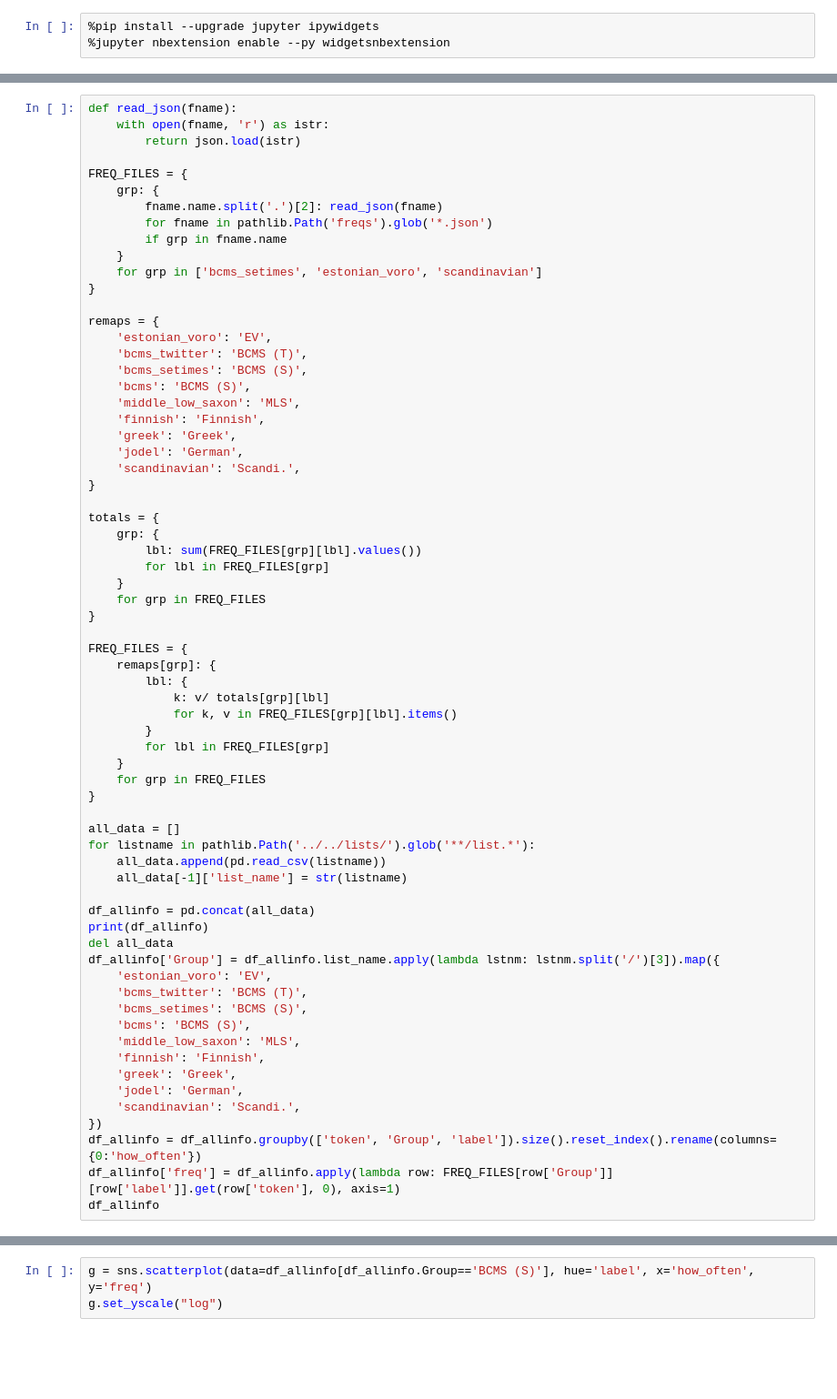
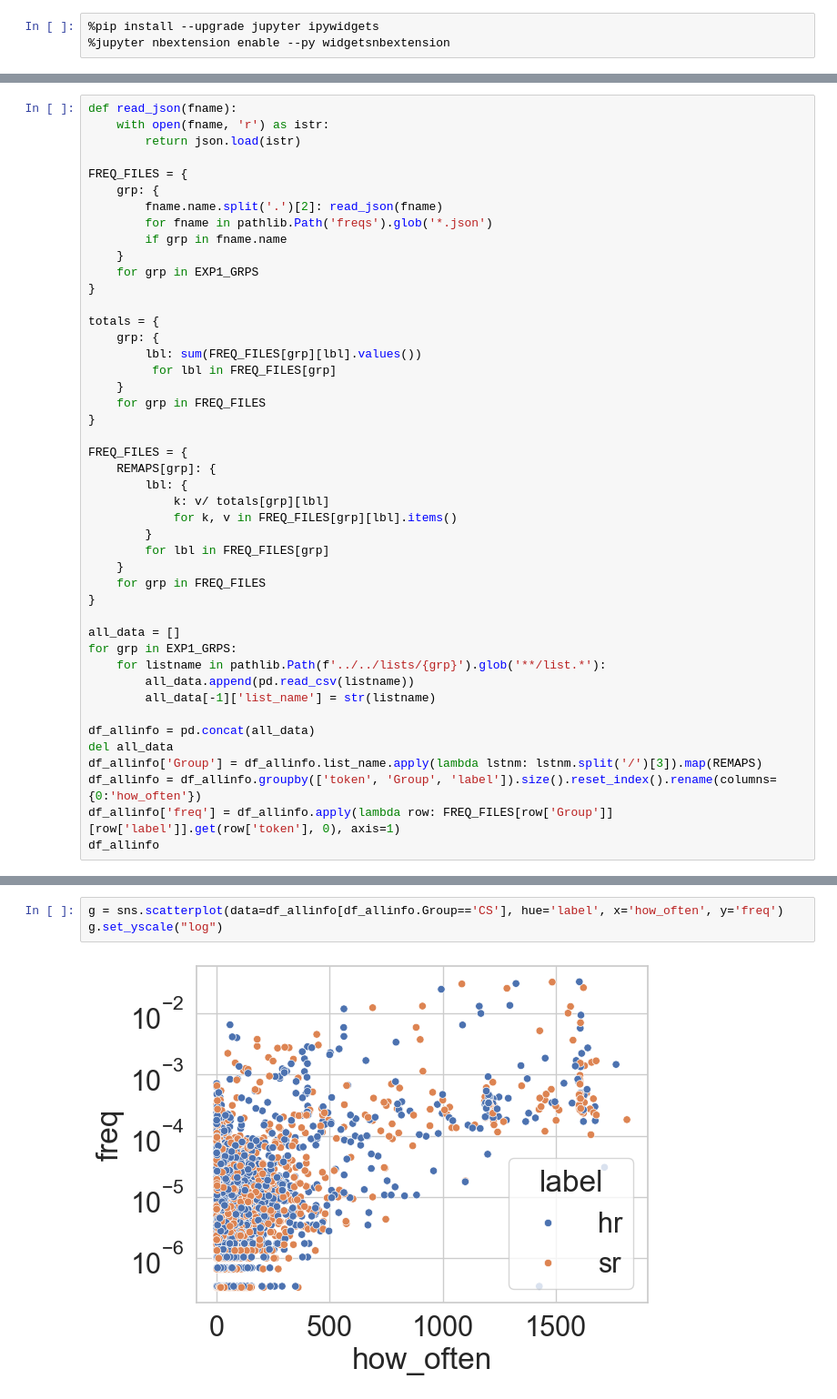
Before and after one commit to Helsinki-NLP/shibboleth, a Jupyter notebook: vizs/reflists/list-agg.ipynb, the cells around one changed output, grey strips where cells are left out. Shown at 91% size. Drawn from its saved outputs; the diff is of its cells as text; blank space fills up the shorter version.

```diff
--- a/vizs/reflists/list-agg.ipynb
+++ b/vizs/reflists/list-agg.ipynb
@@ -165,31 +126,19 @@ FREQ_FILES = {
         for fname in pathlib.Path('freqs').glob('*.json')
         if grp in fname.name
     }
-    for grp in ['bcms_setimes', 'estonian_voro', 'scandinavian']
-}
-
-remaps = {
-    'estonian_voro': 'EV',
-    'bcms_twitter': 'BCMS (T)',
-    'bcms_setimes': 'BCMS (S)',
-    'bcms': 'BCMS (S)',
-    'middle_low_saxon': 'MLS',
-    'finnish': 'Finnish',
-    'greek': 'Greek',
-    'jodel': 'German',
-    'scandinavian': 'Scandi.',
+    for grp in EXP1_GRPS
 }
 
 totals = {
     grp: {
         lbl: sum(FREQ_FILES[grp][lbl].values())
-        for lbl in FREQ_FILES[grp]
+         for lbl in FREQ_FILES[grp]
     }
     for grp in FREQ_FILES
 }
 
 FREQ_FILES = {
-    remaps[grp]: {
+    REMAPS[grp]: {
         lbl: {
             k: v/ totals[grp][lbl]
             for k, v in FREQ_FILES[grp][lbl].items()
@@ -200,24 +149,14 @@ FREQ_FILES = {
 }
 
 all_data = []
-for listname in pathlib.Path('../../lists/').glob('**/list.*'):
-    all_data.append(pd.read_csv(listname))
-    all_data[-1]['list_name'] = str(listname)
+for grp in EXP1_GRPS:
+    for listname in pathlib.Path(f'../../lists/{grp}').glob('**/list.*'):
+        all_data.append(pd.read_csv(listname))
+        all_data[-1]['list_name'] = str(listname)
 
 df_allinfo = pd.concat(all_data)
-print(df_allinfo)
 del all_data
-df_allinfo['Group'] = df_allinfo.list_name.apply(lambda lstnm: lstnm.split('/')[3]).map({
-    'estonian_voro': 'EV',
-    'bcms_twitter': 'BCMS (T)',
-    'bcms_setimes': 'BCMS (S)',
-    'bcms': 'BCMS (S)',
-    'middle_low_saxon': 'MLS',
-    'finnish': 'Finnish',
-    'greek': 'Greek',
-    'jodel': 'German',
-    'scandinavian': 'Scandi.',
-})
+df_allinfo['Group'] = df_allinfo.list_name.apply(lambda lstnm: lstnm.split('/')[3]).map(REMAPS)
 df_allinfo = df_allinfo.groupby(['token', 'Group', 'label']).size().reset_index().rename(columns={0:'how_often'})
 df_allinfo['freq'] = df_allinfo.apply(lambda row: FREQ_FILES[row['Group']][row['label']].get(row['token'], 0), axis=1)
 df_allinfo
@@ -255,4 +200,6 @@ g.set_yscale("log")
 # %%
-g = sns.scatterplot(data=df_allinfo[df_allinfo.Group=='BCMS (S)'], hue='label', x='how_often', y='freq')
+g = sns.scatterplot(data=df_allinfo[df_allinfo.Group=='CS'], hue='label', x='how_often', y='freq')
 g.set_yscale("log")
+# %% [output]
+[figure, added]
 # %%
```
Also changed, not shown: parts of 35 cells of this notebook, 17 other files.
